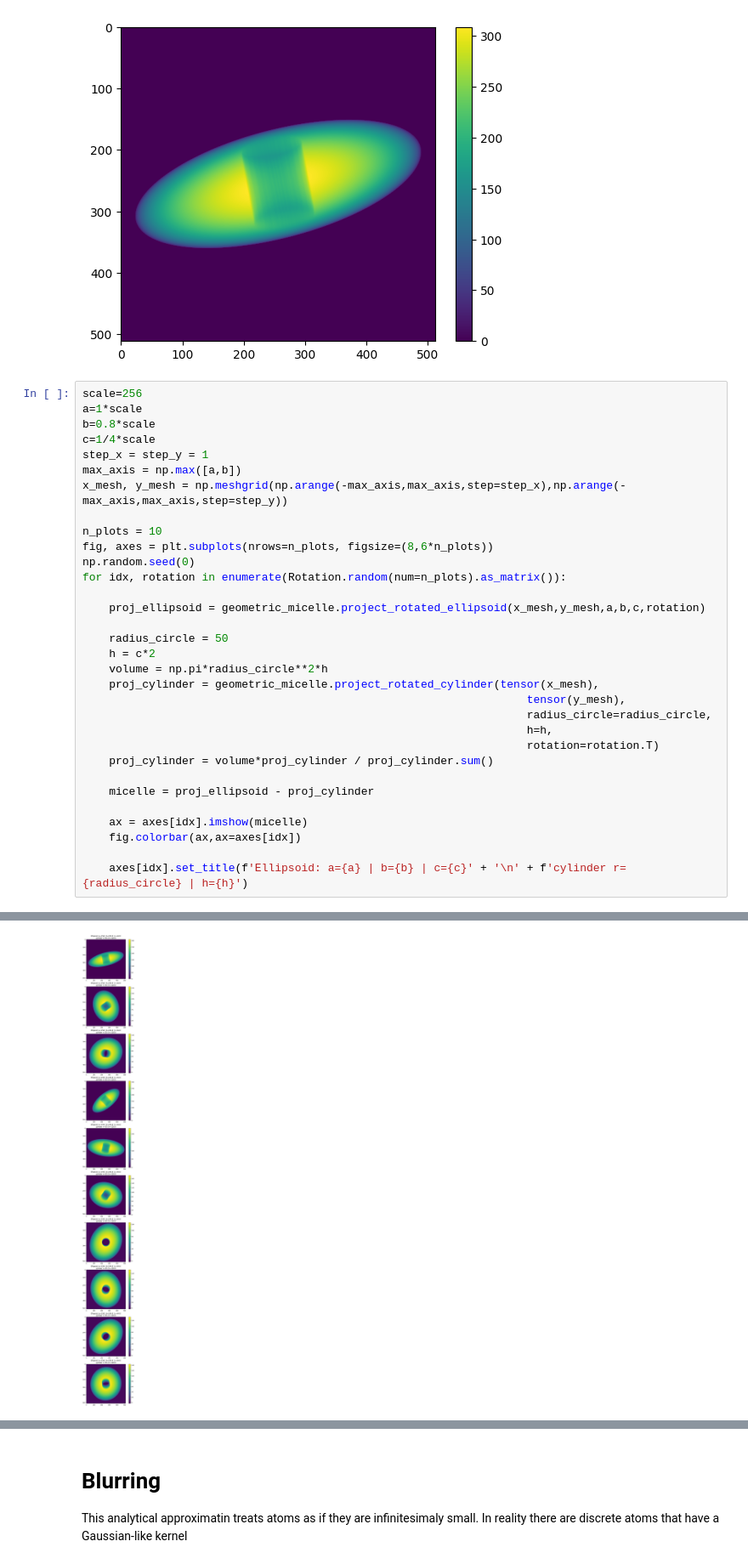
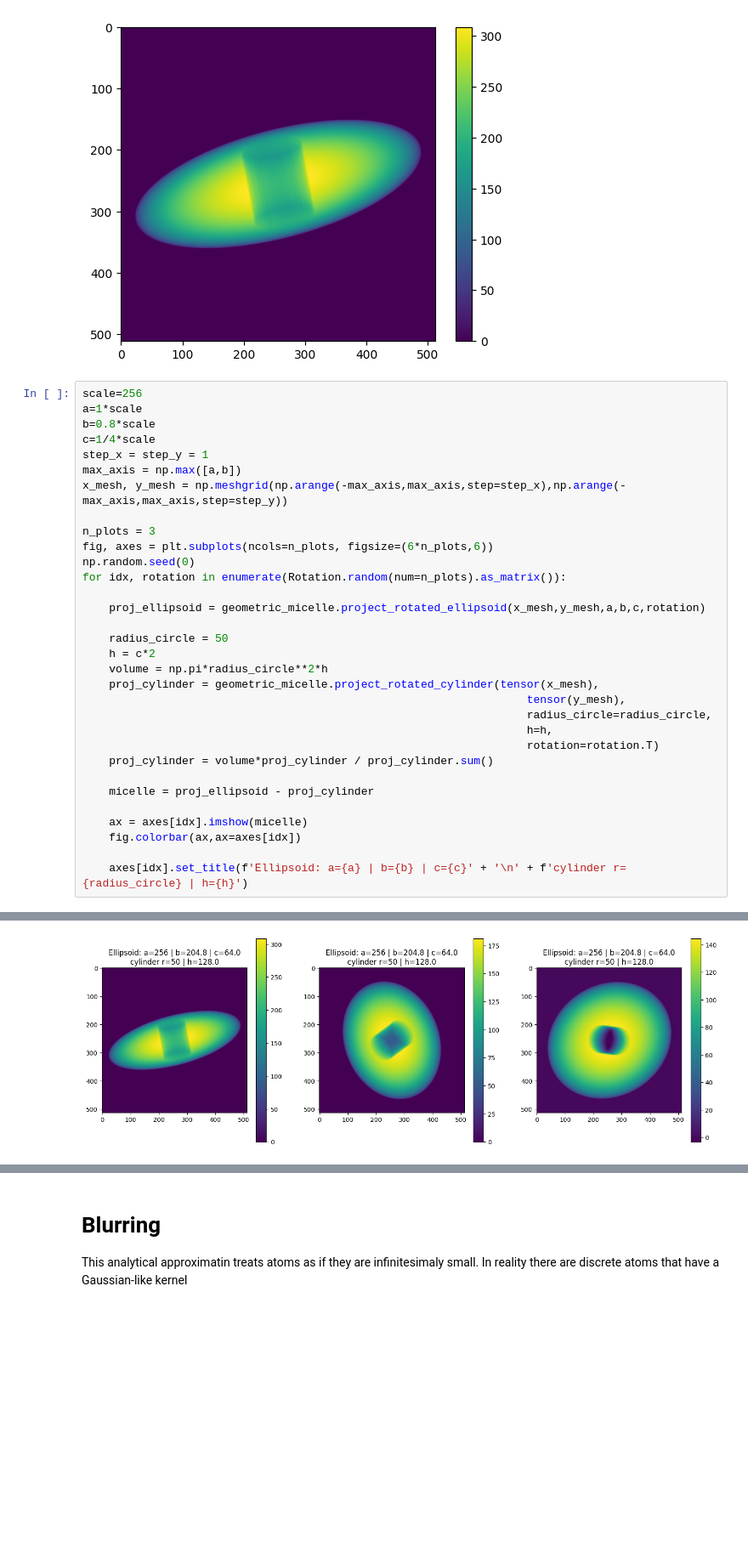
Before and after one commit to h-alvarenga/simSPI, a Jupyter notebook: notebooks/geometric_micelle.ipynb, the cells around one changed output, grey strips where cells are left out. Shown at 85% size. Saved outputs shown, nothing was run; the diff lists cells and outputs as text; blank space fills up the shorter version.

```diff
--- a/notebooks/geometric_micelle.ipynb
+++ b/notebooks/geometric_micelle.ipynb
@@ -341,8 +341,8 @@ step_x = step_y = 1
 max_axis = np.max([a,b])
 x_mesh, y_mesh = np.meshgrid(np.arange(-max_axis,max_axis,step=step_x),np.arange(-max_axis,max_axis,step=step_y))
 
-n_plots = 10
-fig, axes = plt.subplots(nrows=n_plots, figsize=(8,6*n_plots))
+n_plots = 3
+fig, axes = plt.subplots(ncols=n_plots, figsize=(6*n_plots,6))
 np.random.seed(0)
 for idx, rotation in enumerate(Rotation.random(num=n_plots).as_matrix()):
 
@@ -378 +371 @@ else
-[figure, old version]
+[figure, new version]
```
Also changed, not shown: parts of 8 cells of this notebook, 2 other files.
